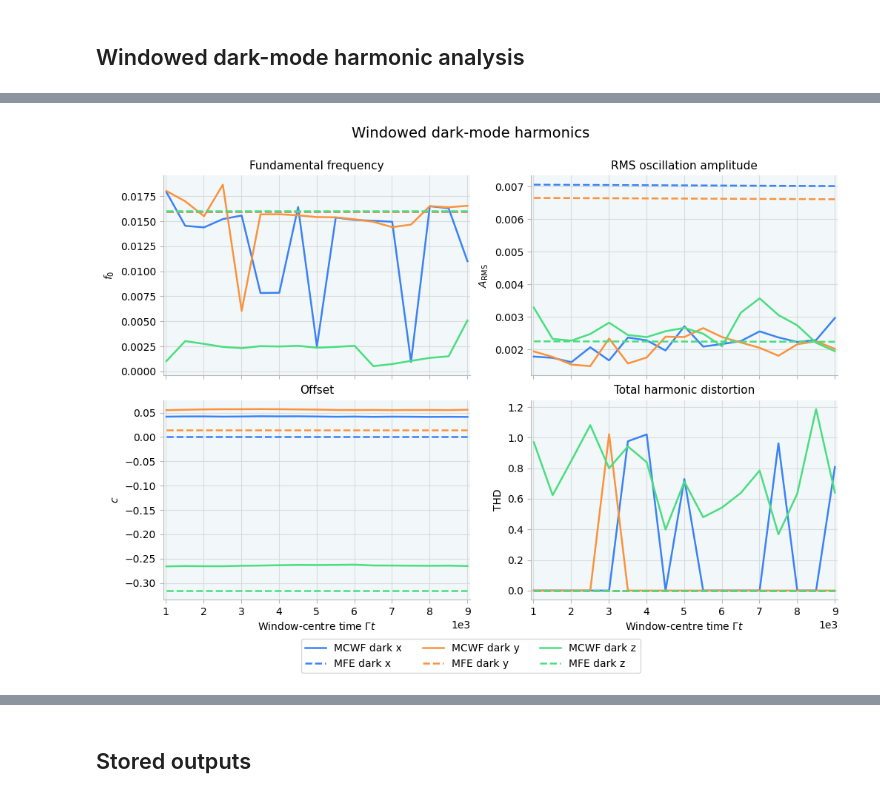
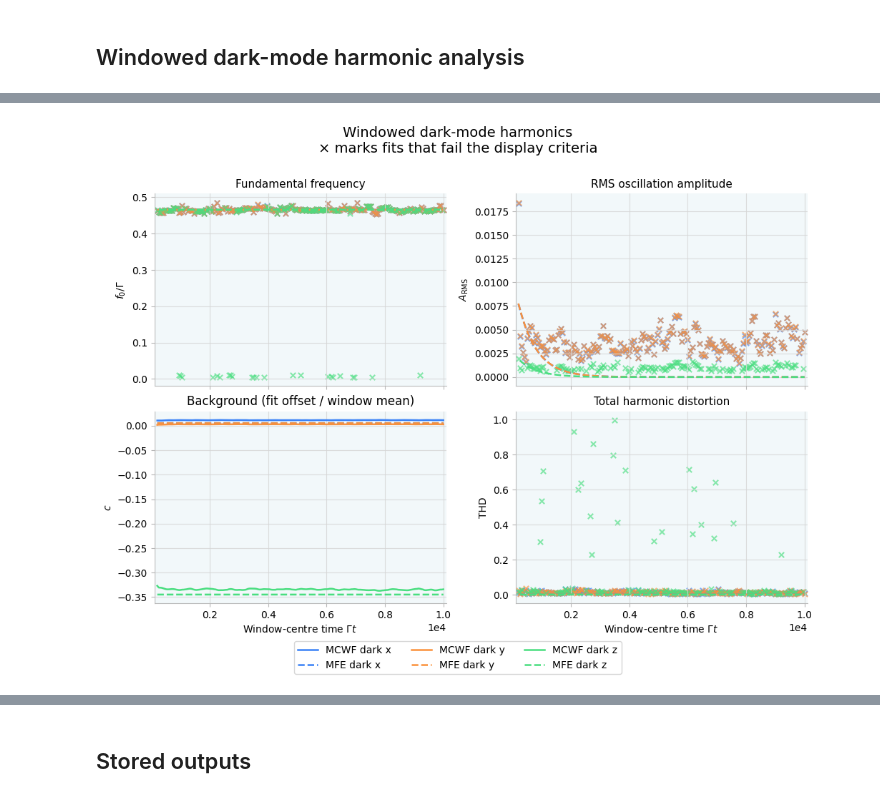
Before and after one commit to AsharKamal98/cavity-OAT, a Jupyter notebook: notebooks/bright_dark_modes_mcwf.ipynb, the cells around one changed output, grey strips where cells are left out. Drawn from its saved outputs; the diff is of its cells as text; code cells hidden in the pictures.

```diff
--- a/notebooks/bright_dark_modes_mcwf.ipynb
+++ b/notebooks/bright_dark_modes_mcwf.ipynb
@@ -155,11 +170,15 @@ mcwf_moments.J = compute_j_moments(
 mfe_moments.J = compute_mfe_j_moments(mfe_result)
 
 # Use the same active-population normalization for both methods.
-for moments in (mcwf_moments, mfe_moments):
-    moments.J_modes = compute_j_modes_from_j_moments(
-        moments.J,
-        omega_groups=moments.metadata.omega_groups,
-    )
+mcwf_moments.J_modes = compute_j_modes_from_j_moments(
+    mcwf_moments.J,
+    omega_groups=mcwf_moments.metadata.omega_groups,
+)
+
+mfe_moments.J_modes = compute_j_modes_from_j_moments(
+    mfe_moments.J,
+    omega_groups=mfe_moments.metadata.omega_groups,
+)
 # %% [markdown]
 ## Bright and dark modes
 # %%
@@ -290,48 +350,34 @@ mfe_dark_harmonic_analysis = compute_windowed_harmonic_analysis(
 # %%
-harmonic_fig = None
-harmonic_axes = None
-for method_name, analysis, linestyle in (
-    ("MCWF", dark_harmonic_analysis, "-"),
-    ("MFE", mfe_dark_harmonic_analysis, "--"),
-):
-    for component_index, component in enumerate(spectral_components):
-        frequencies = analysis.fundamental_frequencies[:, component_index]
-        rms_amplitudes = analysis.rms_amplitudes[:, component_index]
-        offsets = analysis.offsets[:, component_index]
-        distortions = analysis.total_harmonic_distortions[:, component_index]
-
-        # The existing plotter requires finite frequency, amplitude, and offset.
-        valid = (
-            np.isfinite(frequencies)
-            & np.isfinite(rms_amplitudes)
-            & np.isfinite(offsets)
-        )
-        if not np.any(valid):
-            print(f"No resolved windows for {method_name} dark {component}.")
-            continue
-
-        harmonic_fig, harmonic_axes = plot_harmonic_sweep(
-            Gamma * analysis.window_centers[valid],
-            frequencies[valid],
-            distortions[valid],
-            rms_amplitudes[valid],
-            offsets[valid],
-            labels=(f"{method_name} dark {component}",),
-            parameter_label=r"Window-centre time $\Gamma t$",
-            family_phase_index=1,
-            colour_family_index=component_index,
-            shade_index=2,
-            linestyle=linestyle,
-            axes=harmonic_axes,
-            title="Windowed dark-mode harmonics",
-        )
-
-if harmonic_fig is None:
-    print("No resolved phase-2 harmonic windows.")
-elif save_plots:
-    output_dir.mkdir(parents=True, exist_ok=True)
-    harmonic_fig.savefig(
-        output_dir / "dark_mode_harmonics.png", dpi=200, bbox_inches="tight"
-    )
+harmonic_fig, harmonic_axes = plot_harmonic_sweep(
+    Gamma * dark_harmonic_analysis.window_centers,
+    dark_harmonic_analysis.fundamental_frequencies.T / Gamma,
+    dark_harmonic_analysis.total_harmonic_distortions.T,
+    dark_harmonic_analysis.rms_amplitudes.T,
+    dark_harmonic_analysis.offsets.T,
+    quality_masks=harmonic_quality.T,
+    labels=("MCWF dark x", "MCWF dark y", "MCWF dark z"),
+    parameter_label=r"Window-centre time $\Gamma t$",
+    family_phase_index=1,
+    shade_index=2,
+    title="Windowed dark-mode harmonics",
+)
+harmonic_fig, harmonic_axes = plot_harmonic_sweep(
+    Gamma * mfe_dark_harmonic_analysis.window_centers,
+    mfe_dark_harmonic_analysis.fundamental_frequencies.T / Gamma,
+    mfe_dark_harmonic_analysis.total_harmonic_distortions.T,
+    mfe_dark_harmonic_analysis.rms_amplitudes.T,
+    mfe_dark_harmonic_analysis.offsets.T,
+    quality_masks=mfe_harmonic_quality.T,
+    labels=("MFE dark x", "MFE dark y", "MFE dark z"),
+    parameter_label=r"Window-centre time $\Gamma t$",
+    family_phase_index=1,
+    shade_index=2,
+    linestyle="--",
+    axes=harmonic_axes,
+)
+harmonic_axes[0].set_ylabel(r"$f_0/\Gamma$")
+harmonic_axes[2].set_title("Background (fit offset / window mean)")
+harmonic_fig.suptitle("Windowed dark-mode harmonics\n× marks fits that fail the display criteria", y=1.10, fontsize=14)
+save_figure(harmonic_fig, output_dir / "dark_mode_harmonics.png" if save_plots else None)
 # %% [output]
-[figure, old version]
+[figure, new version]
```
Also changed, not shown: parts of 10 cells of this notebook, 18 other files.
